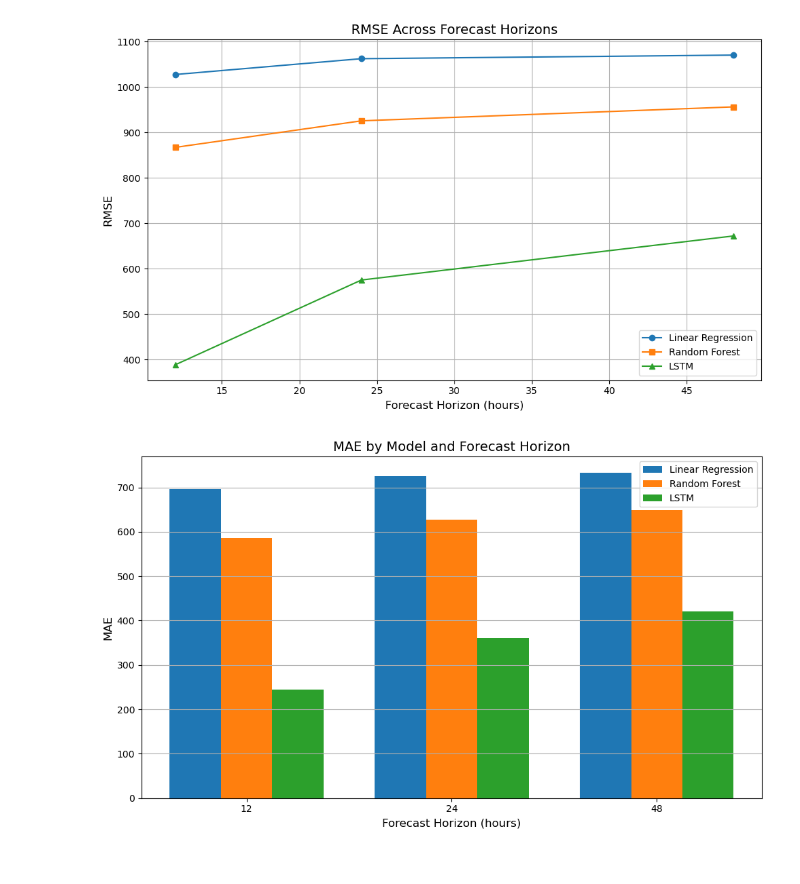
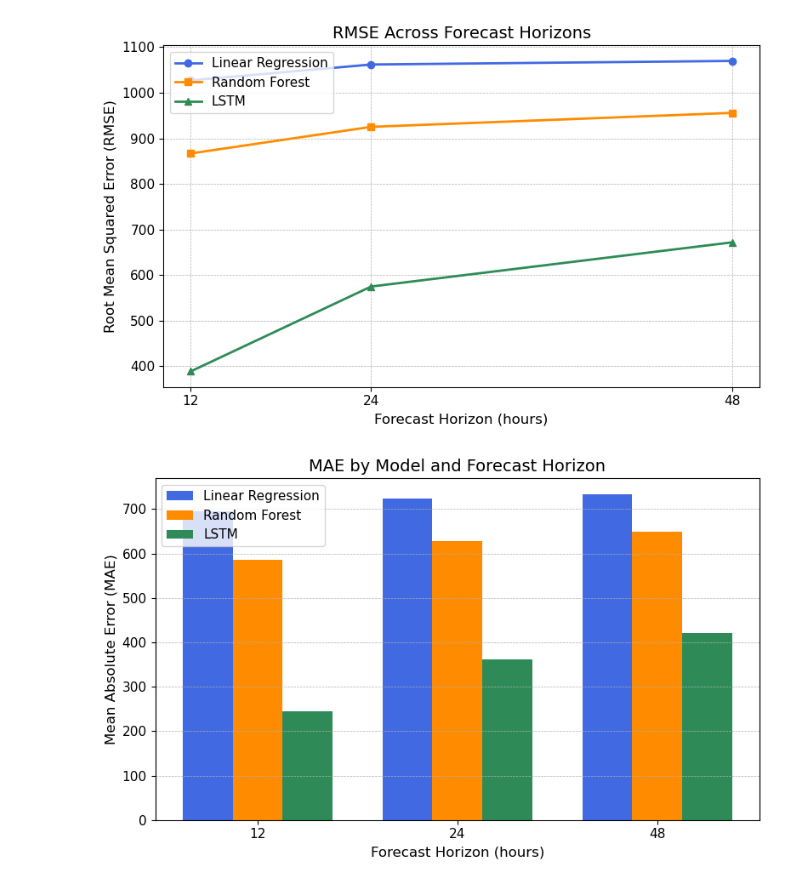
Before and after one commit to RichelCode/EV-Charging-Analysis, a Jupyter notebook: Graphs on Model Building Comparison.ipynb, the cells around one changed output. Saved outputs shown, nothing was run; the diff lists cells and outputs as text; code cells hidden in the pictures.

```diff
--- a/Graphs on Model Building Comparison.ipynb
+++ b/Graphs on Model Building Comparison.ipynb
@@ -38,36 +41,40 @@ plt.show()
 # %%
-plt.figure(figsize=(10, 6))
-plt.plot(df['Horizon'], df['Linear Regression RMSE'], marker='o', label='Linear Regression')
-plt.plot(df['Horizon'], df['Random Forest RMSE'], marker='s', label='Random Forest')
-plt.plot(df['Horizon'], df['LSTM RMSE'], marker='^', label='LSTM')
+plt.figure(figsize=(8, 5))
+
+plt.plot(df['Horizon'], df['Linear Regression RMSE'], marker='o', linewidth=2, label='Linear Regression', color='royalblue')
+plt.plot(df['Horizon'], df['Random Forest RMSE'], marker='s', linewidth=2, label='Random Forest', color='darkorange')
+plt.plot(df['Horizon'], df['LSTM RMSE'], marker='^', linewidth=2, label='LSTM', color='seagreen')
 
 plt.title('RMSE Across Forecast Horizons', fontsize=14)
 plt.xlabel('Forecast Horizon (hours)', fontsize=12)
-plt.ylabel('RMSE', fontsize=12)
-plt.legend()
-plt.grid(True)
+plt.ylabel('Root Mean Squared Error (RMSE)', fontsize=12)
+plt.xticks(horizons, fontsize=11)
+plt.yticks(fontsize=11)
+plt.grid(True, linestyle='--', linewidth=0.5)
+plt.legend(fontsize=11, loc='upper left')
 plt.tight_layout()
-plt.savefig('rmse_line_plot.png', dpi=300)
+plt.savefig('rmse_line_plot.pdf')
 plt.show()
 # %% [output]
-[figure, old version]
+[figure, new version]
 # %%
-width = 0.25  # bar width
+bar_width = 0.25
 x = np.arange(len(horizons))
 
-plt.figure(figsize=(10, 6))
-plt.bar(x - width, df['Linear Regression MAE'], width, label='Linear Regression')
-plt.bar(x, df['Random Forest MAE'], width, label='Random Forest')
-plt.bar(x + width, df['LSTM MAE'], width, label='LSTM')
+plt.figure(figsize=(8, 5))
+plt.bar(x - bar_width, df['Linear Regression MAE'], width=bar_width, label='Linear Regression', color='royalblue')
+plt.bar(x, df['Random Forest MAE'], width=bar_width, label='Random Forest', color='darkorange')
+plt.bar(x + bar_width, df['LSTM MAE'], width=bar_width, label='LSTM', color='seagreen')
 
+plt.title('MAE by Model and Forecast Horizon', fontsize=14)
 plt.xlabel('Forecast Horizon (hours)', fontsize=12)
-plt.ylabel('MAE', fontsize=12)
-plt.title('MAE by Model and Forecast Horizon', fontsize=14)
-plt.xticks(ticks=x, labels=horizons)
-plt.legend()
-plt.grid(True, axis='y')
+plt.ylabel('Mean Absolute Error (MAE)', fontsize=12)
+plt.xticks(ticks=x, labels=horizons, fontsize=11)
+plt.yticks(fontsize=11)
+plt.legend(fontsize=11)
+plt.grid(True, axis='y', linestyle='--', linewidth=0.5)
 plt.tight_layout()
-plt.savefig('mae_bar_plot.png', dpi=300)
+plt.savefig('mae_bar_plot.pdf')
 plt.show()
 # %% [output]
-[figure, old version]
+[figure, new version]
```
Also changed, not shown: parts of 1 cell of this notebook.
